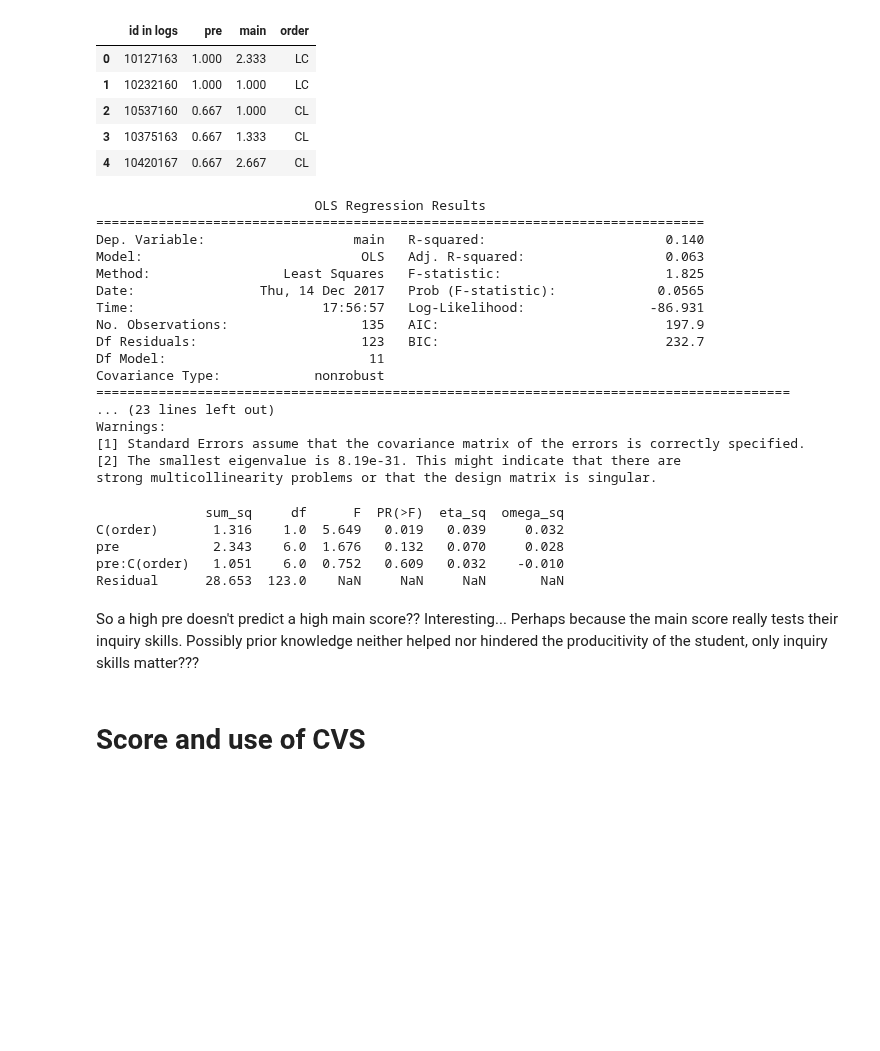
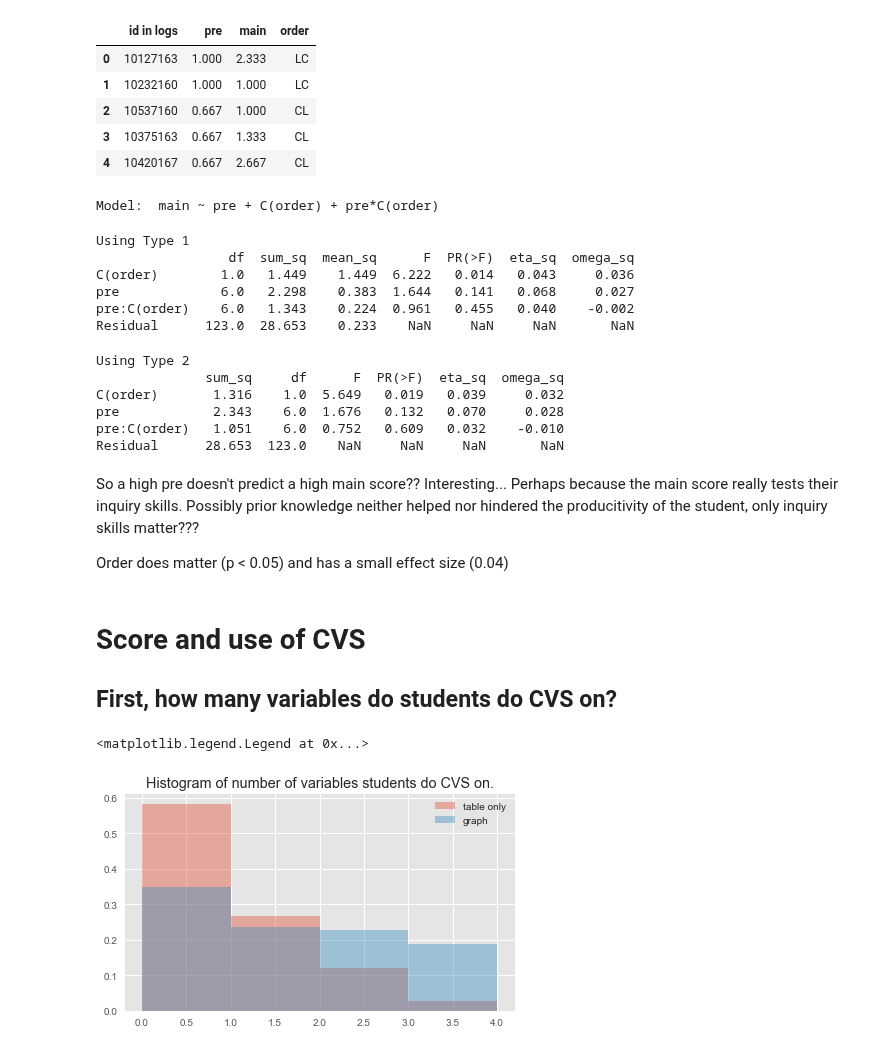
Before and after one commit to jmassall/inquiry_virtualLabs_study, a Jupyter notebook: analysis/worksheet_analysis_report.ipynb, the cells around one changed output. Cells and saved outputs as stored; diff of their text form; code cells hidden in the pictures; blank space fills up the shorter version.

```diff
--- a/analysis/worksheet_analysis_report.ipynb
+++ b/analysis/worksheet_analysis_report.ipynb
@@ -205,31 +200,31 @@ def omega_squared(aov):
 # %%
 formula = 'main ~ pre + C(order) + pre*C(order)'
 model = ols(formula, scores).fit()
-print model.summary()
+print "Model: ",formula
+# print model.summary()
 # %% [output]
-                            OLS Regression Results
-==============================================================================
-Dep. Variable:                   main   R-squared:                       0.140
-Model:                            OLS   Adj. R-squared:                  0.063
-Method:                 Least Squares   F-statistic:                     1.825
-Date:                Thu, 14 Dec 2017   Prob (F-statistic):             0.0565
-Time:                        17:56:57   Log-Likelihood:                -86.931
-No. Observations:                 135   AIC:                             197.9
-Df Residuals:                     123   BIC:                             232.7
-Df Model:                          11
-Covariance Type:            nonrobust
-=========================================================================================
-... (23 lines left out)
-Warnings:
-[1] Standard Errors assume that the covariance matrix of the errors is correctly specified.
-[2] The smallest eigenvalue is 8.19e-31. This might indicate that there are
-strong multicollinearity problems or that the design matrix is singular.
+Model:  main ~ pre + C(order) + pre*C(order)
+# %%
+aov_table = anova_lm(model, typ=1)
+eta_squared(aov_table)
+omega_squared(aov_table)
+print "Using Type 1"
+print(aov_table)
+# %% [output]
+Using Type 1
+                 df  sum_sq  mean_sq      F  PR(>F)  eta_sq  omega_sq
+C(order)        1.0   1.449    1.449  6.222   0.014   0.043     0.036
+pre             6.0   2.298    0.383  1.644   0.141   0.068     0.027
+pre:C(order)    6.0   1.343    0.224  0.961   0.455   0.040    -0.002
+Residual      123.0  28.653    0.233    NaN     NaN     NaN       NaN
 # %%
 aov_table = anova_lm(model, typ=2)
 eta_squared(aov_table)
 omega_squared(aov_table)
+print "Using Type 2"
 print(aov_table)
 # %% [output]
+Using Type 2
               sum_sq     df      F  PR(>F)  eta_sq  omega_sq
 C(order)       1.316    1.0  5.649   0.019   0.039     0.032
 pre            2.343    6.0  1.676   0.132   0.070     0.028
@@ -238,5 +233,18 @@ Residual      28.653  123.0    NaN     NaN     NaN       NaN
 # %% [markdown]
 So a high pre doesn't predict a high main score?? Interesting...
 Perhaps because the main score really tests their inquiry skills. Possibly prior knowledge neither helped nor hindered the producitivity of the student, only inquiry skills matter???
+
+Order does matter (p < 0.05) and has a small effect size (0.04)
 # %% [markdown]
 # Score and use of CVS
+## First, how many variables do students do CVS on?
+# %%
+sns.distplot(table_cvs_df2['sum light absorbance']-graph_cvs_df2['sum light absorbance'],kde=False,label='table only',bins=[0,1,2,3,4],norm_hist=True)
+ax = sns.distplot(graph_cvs_df2['sum light absorbance'],kde=False,label='graph',bins=[0,1,2,3,4],norm_hist=True)
+# ax = sns.distplot(table_cvs_df2['sum light absorbance'],kde=False,label='all table',bins=[0,1,2,3,4],norm_hist=True)
+ax.set_title("Histogram of number of variables students do CVS on.")
+ax.set_xlabel("")
+ax.legend()
+# %% [output]
+<matplotlib.legend.Legend at 0x...>
+[figure, added]
```
Also changed, not shown: parts of 31 cells of this notebook, 14 other files.
